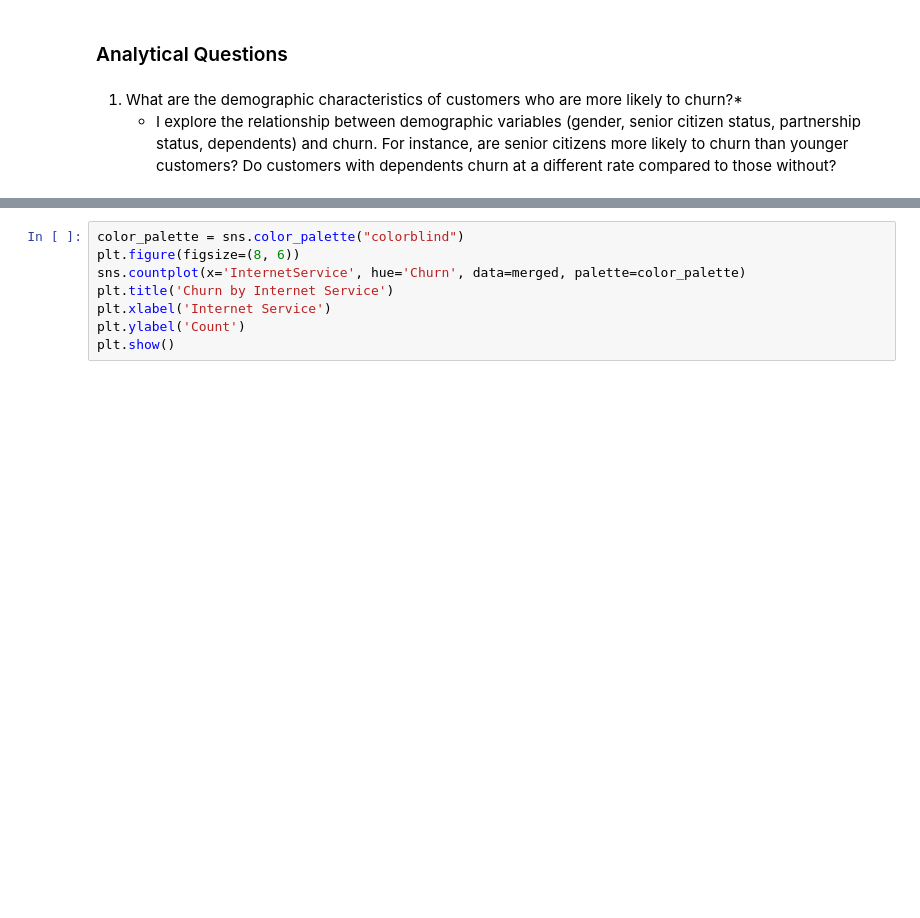
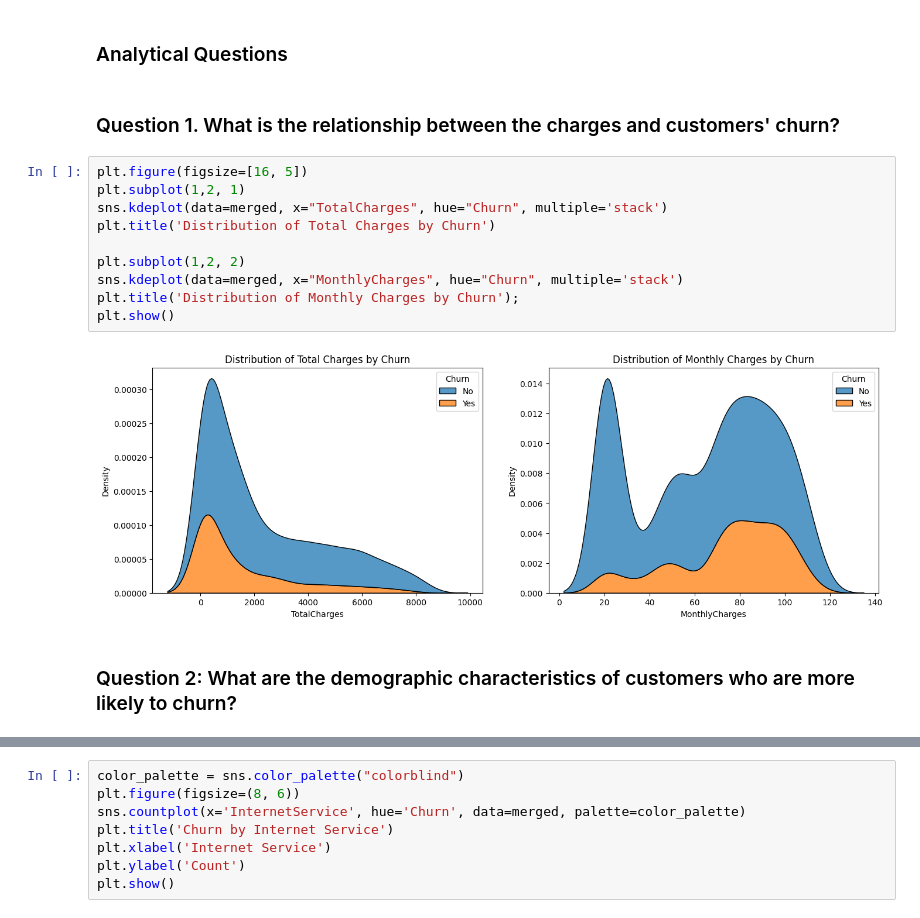
Before and after one commit to JusticeHanson/customr-churn-prediction, a Jupyter notebook: main.ipynb, the cells around one changed output, grey strips where cells are left out. Drawn from its saved outputs; the diff is of its cells as text; blank space fills up the shorter version.

```diff
--- a/main.ipynb
+++ b/main.ipynb
@@ -490,7 +509,20 @@ Reject the null hypothesis (H0). There is a significant relationship between the
 Given the p-value is far less than the standard significance levels of 0.05, we reject the null hypothesis. This means there is strong evidence to support the claim that there is a significant relationship between the type of internet service and customer churn.
 # %% [markdown]
 ### Analytical Questions
-# %% [markdown]
-1. What are the demographic characteristics of customers who are more likely to churn?*
-   - I explore the relationship between demographic variables (gender, senior citizen status, partnership status, dependents) and churn. For instance, are senior citizens more likely to churn than younger customers? Do customers with dependents churn at a different rate compared to those without?
+# %% [markdown]
+### Question 1. What is the relationship between the charges and customers' churn?
+# %%
+plt.figure(figsize=[16, 5])
+plt.subplot(1,2, 1)
+sns.kdeplot(data=merged, x="TotalCharges", hue="Churn", multiple='stack')
+plt.title('Distribution of Total Charges by Churn')
+
+plt.subplot(1,2, 2)
+sns.kdeplot(data=merged, x="MonthlyCharges", hue="Churn", multiple='stack')
+plt.title('Distribution of Monthly Charges by Churn');
+plt.show()
+# %% [output]
+[figure, added]
+# %% [markdown]
+### Question 2: What are the demographic characteristics of customers who are more likely to churn?
 # %%
```
Also changed, not shown: parts of 18 cells of this notebook.
